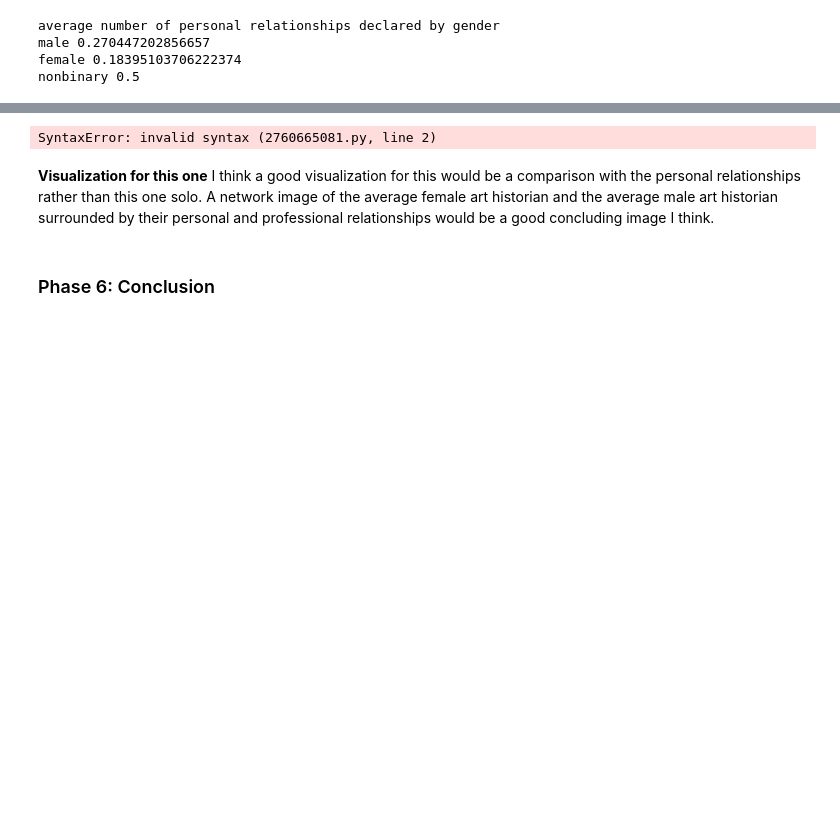
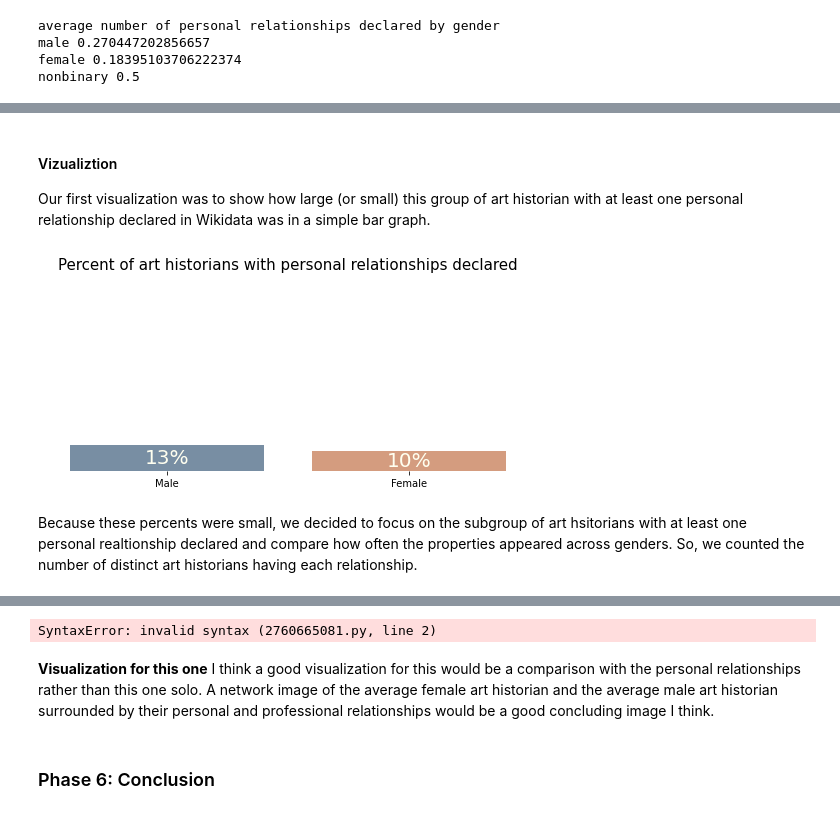
Before and after one commit to SarahTew/wikigen, a Jupyter notebook: notebook 5.ipynb, the cells around one changed output, grey strips where cells are left out. Saved outputs shown, nothing was run; the diff lists cells and outputs as text; code cells hidden in the pictures; blank space fills up the shorter version.

```diff
--- a/notebook 5.ipynb
+++ b/notebook 5.ipynb
@@ -1305,0 +1453,49 @@ nonbinary 0.5
+# %% [markdown]
+#### Vizualiztion
+Our first visualization was to show how large (or small) this group of art historian with at least one personal relationship declared in Wikidata was in a simple bar graph.
+# %%
+per_prm = round(prm_indv/men*100)
+per_prf = round(prf_indv/women*100)
+
+import numpy as np
+from matplotlib import pyplot as plt
+
+plt.rcParams["figure.figsize"] = [7.00, 3.50]
+plt.rcParams["figure.autolayout"] = True
+
+frequencies = [per_prm, per_prf]
+
+plt.figure()
+
+p1 = plt.bar(np.arange(len(frequencies)), frequencies)
+
+# code
+import numpy as np
+import matplotlib.pyplot as plt
+
+
+# Marks of RAM in different subjects out of 100.
+x = ['Male', 'Female']
+y = [per_prm, per_prf]
+c= c = ["#788ea3", "#d49c7f"]
+
+p1 = plt.bar(x, y, color=c)
+
+plt.title("Percent of art historians with personal relationships declared", fontsize=15)
+
+for rect1 in p1:
+    height = rect1.get_height()
+    plt.annotate( "{}%".format(height),(rect1.get_x() + rect1.get_width()/2, height/2),ha="center",va="center", fontsize=20, color="#FFFFF0")
+
+plt.gca().spines['right'].set_color('none')
+plt.gca().spines['top'].set_color('none')
+plt.gca().spines['left'].set_color('none')
+plt.gca().spines['bottom'].set_color('none')
+plt.ylim(0, 100)
+
+plt.yticks([])
+plt.savefig('pers_rel.png')
+# %% [output]
+[figure, added]
+# %% [markdown]
+Because these percents were small, we decided to focus on the subgroup of art hsitorians with at least one personal realtionship declared and compare how often the properties appeared across genders. So, we counted the number of distinct art historians having each relationship.
```
Also changed, not shown: parts of 57 cells of this notebook.
